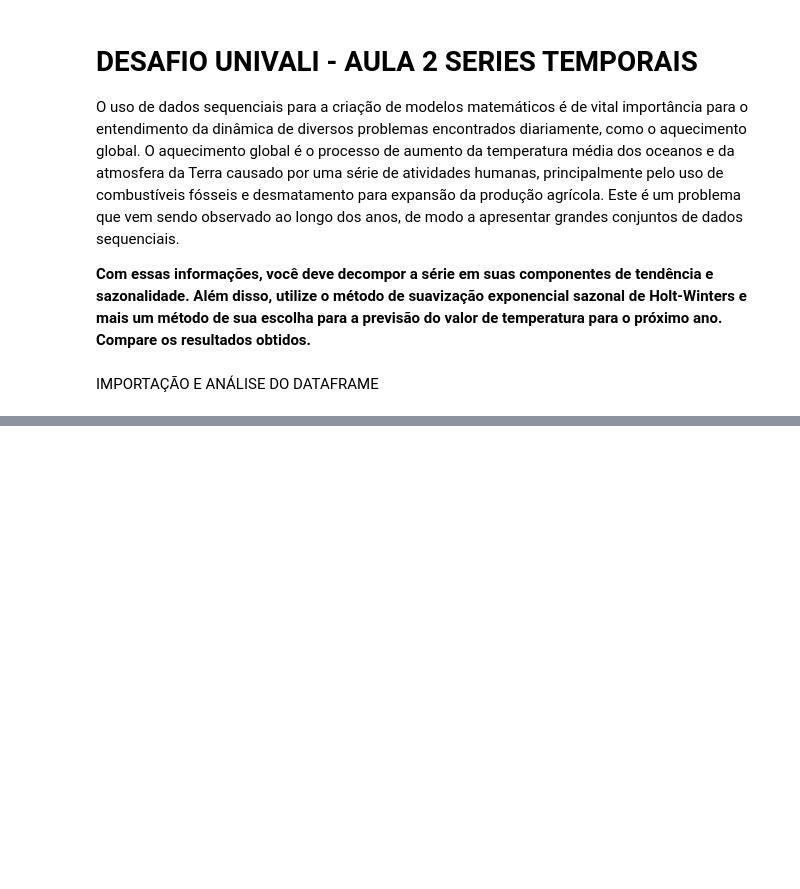
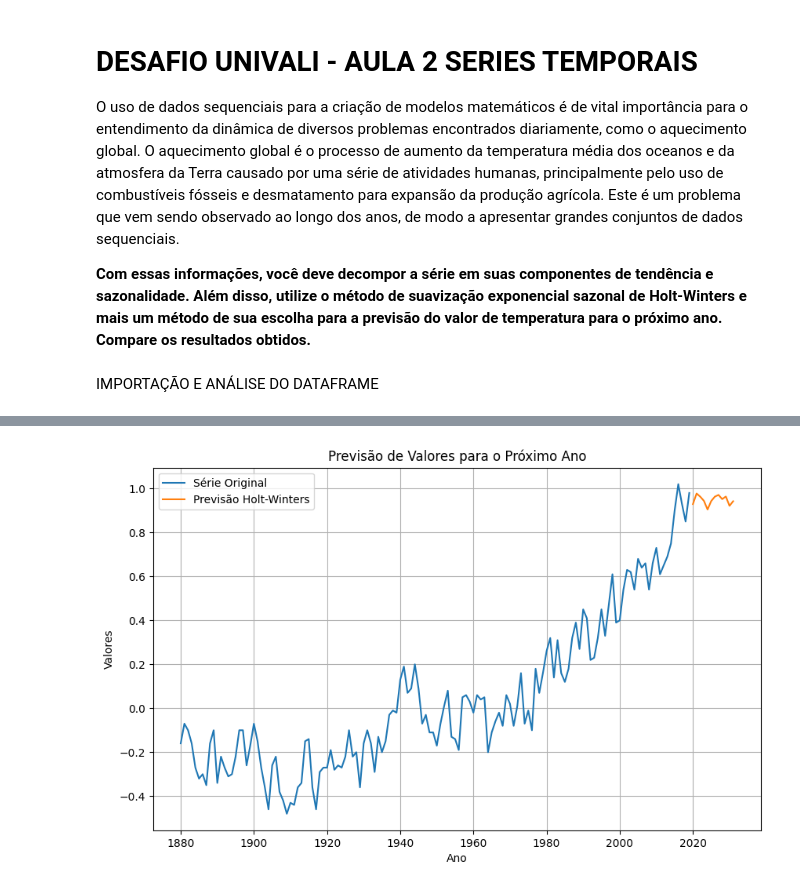
Before and after one commit to andlcoelho/miniprojetos, a Jupyter notebook: Desafio_aula2_Univali_SeriesTemporais_ipynb.ipynb, the cells around one changed output, grey strips where cells are left out. Saved outputs shown, nothing was run; the diff lists cells and outputs as text; code cells hidden in the pictures; blank space fills up the shorter version.

```diff
--- a/Desafio_aula2_Univali_SeriesTemporais_ipynb.ipynb
+++ b/Desafio_aula2_Univali_SeriesTemporais_ipynb.ipynb
@@ -108,0 +100,13 @@ decompose_result.plot();
+# %%
+# Plotar a série original e a previsão para o próximo ano
+plt.figure(figsize=(10, 6))
+plt.plot(df.index, df['Observações'], label='Série Original')
+plt.plot(next_year.index, next_year, label='Previsão Holt-Winters')
+plt.legend(loc='best')
+plt.xlabel('Ano')
+plt.ylabel('Valores')
+plt.title('Previsão de Valores para o Próximo Ano')
+plt.grid(True)
+plt.show()
+# %% [output]
+[figure, added]
```
Also changed, not shown: parts of 22 cells of this notebook.
